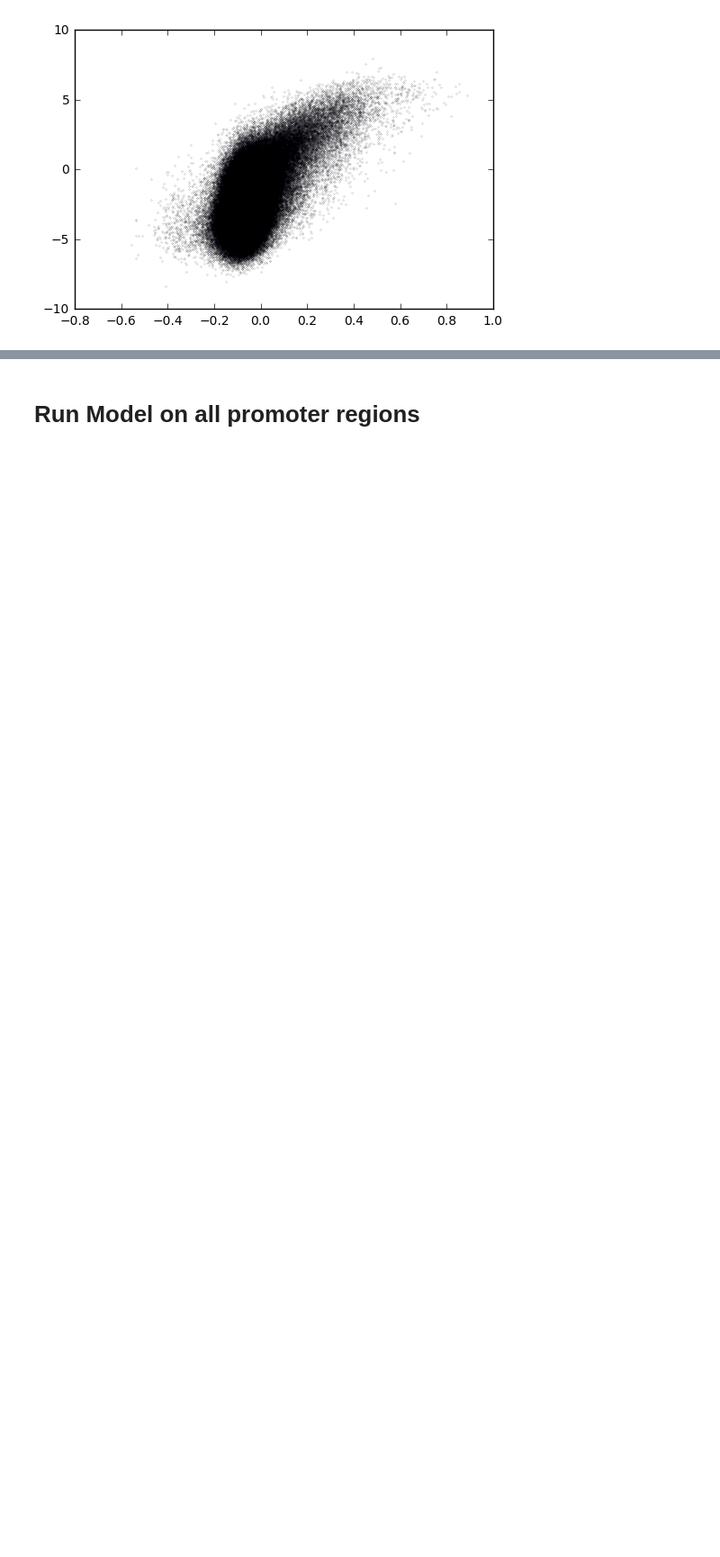
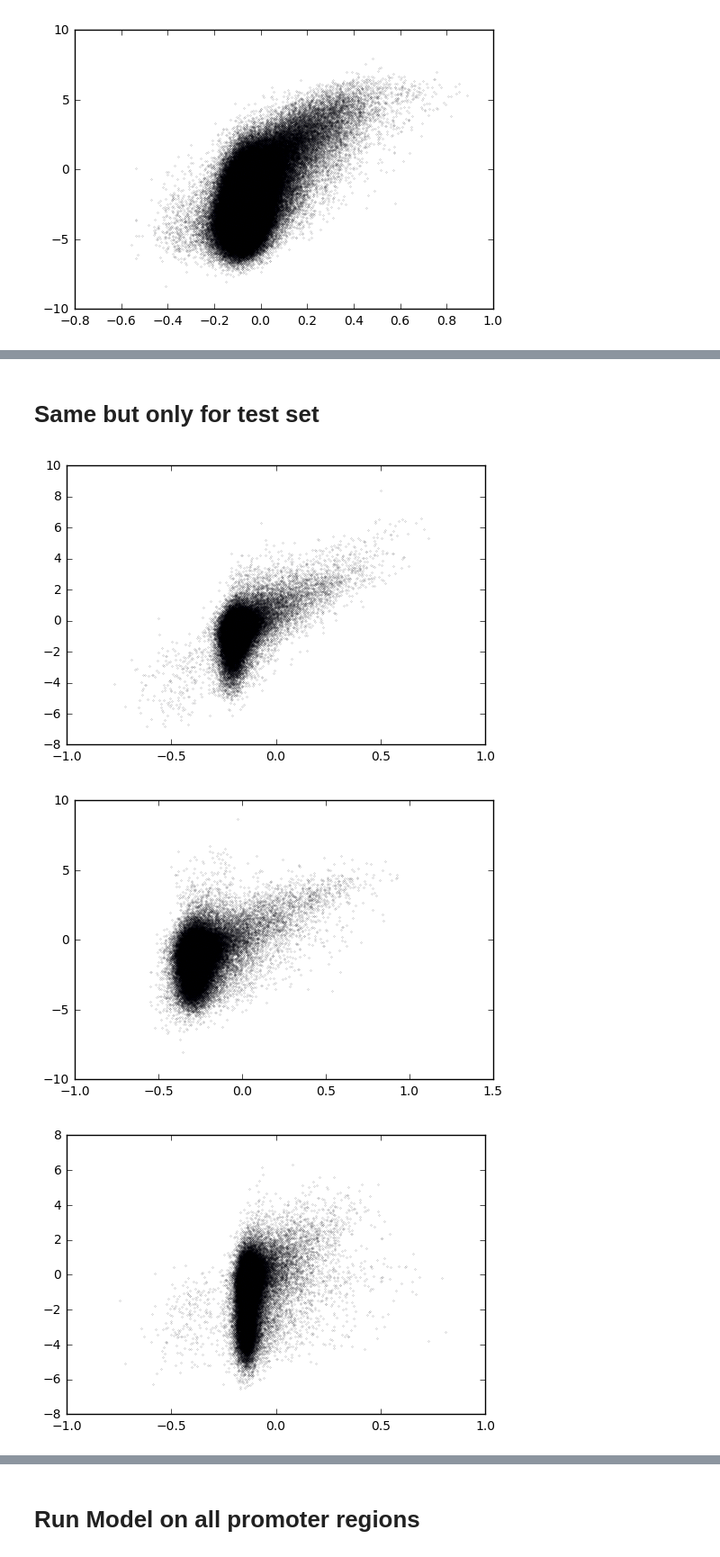
Before and after one commit to irvhsu/cs273b-project, a Jupyter notebook: notebooks/Promoter_metaplot.ipynb, the cells around one changed output, grey strips where cells are left out. Shown at 90% size. Cells and saved outputs as stored; diff of their text form; code cells hidden in the pictures; blank space fills up the shorter version.

Commit message:
Looks good on validation too!

```diff
--- a/notebooks/Promoter_metaplot.ipynb
+++ b/notebooks/Promoter_metaplot.ipynb
@@ -50,0 +53,17 @@ for i in range(4):
+# %% [markdown]
+# Same but only for test set
+# %%
+from sklearn.model_selection import train_test_split
+X_train, X_valid, y_train, y_valid = train_test_split(
+    data.X_one_hot(), data.y_multitask(), test_size=0.2, random_state=42
+)
+# %%
+predictions_valid = model.predict(X_valid)
+# %%
+for i in range(4):
+    plt.scatter(predictions_valid[:, i], y_valid[: , i], s = .01)
+    plt.show()
+# %% [output]
+[figure, added]
+[figure, added]
+[figure, added]
```
Also changed, not shown: parts of 3 cells of this notebook.
